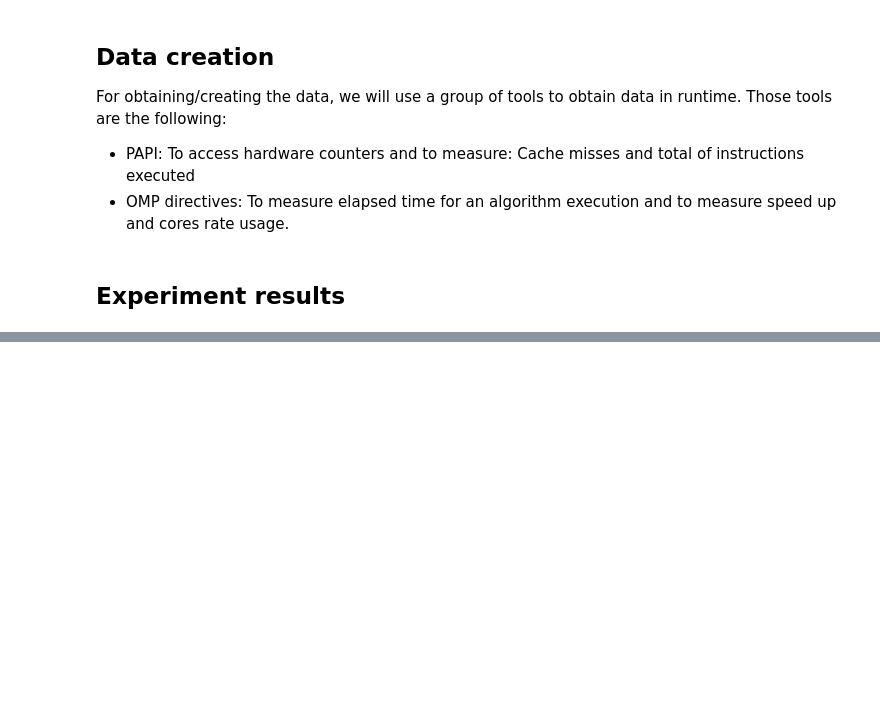
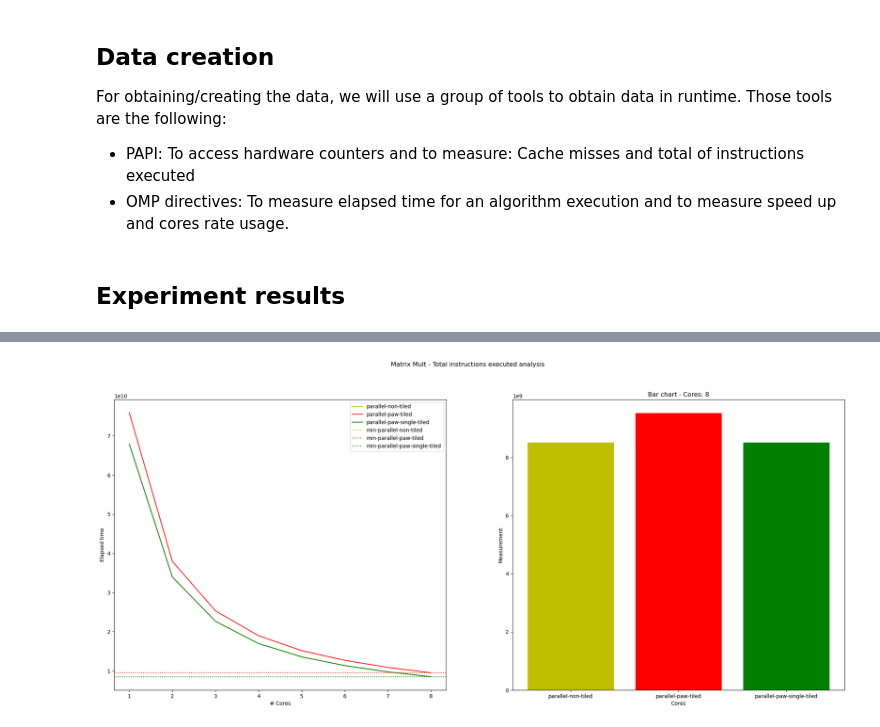
Before and after one commit to mgltorsa/Cetus-Paw-Tiling-Experiments, a Jupyter notebook: tiling/Tiling experiments and measurements.ipynb, the cells around one changed output, grey strips where cells are left out. Saved outputs shown, nothing was run; the diff lists cells and outputs as text; code cells hidden in the pictures; blank space fills up the shorter version.

```diff
--- a/tiling/Tiling experiments and measurements.ipynb
+++ b/tiling/Tiling experiments and measurements.ipynb
@@ -251,0 +278,7 @@ No artists with labels found to put in legend.  Note that artists whose label st
+# %%
+matrix_mult_experiments = filter_by_experiment('matrix-mult','total-instructions')
+
+# versions=['parallel-non-tiled', 'parallel-paw-single-tiled']
+plot_experiments('Matrix Mult - Total instructions executed',matrix_mult_experiments )
+# %% [output]
+[figure, added]
```
Also changed, not shown: parts of 38 cells of this notebook, 22 other files.
